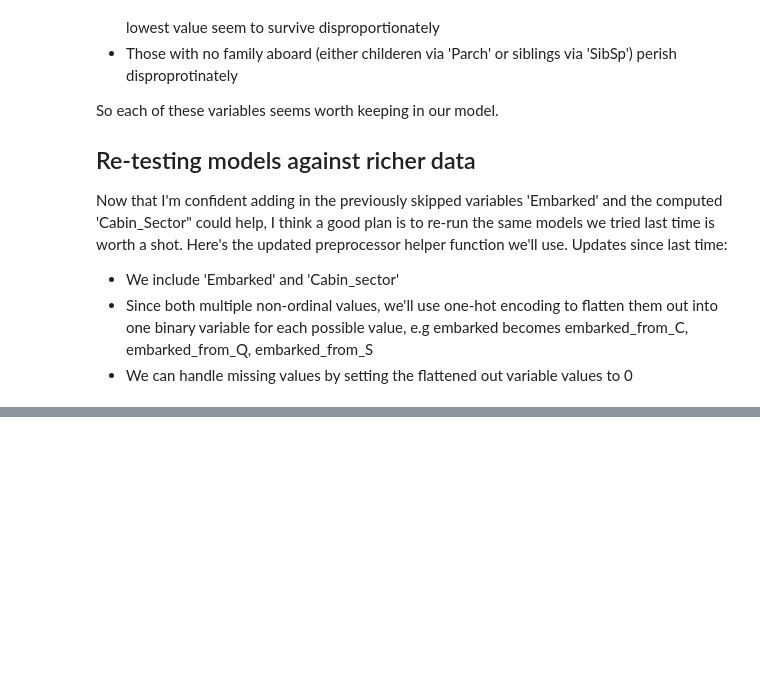
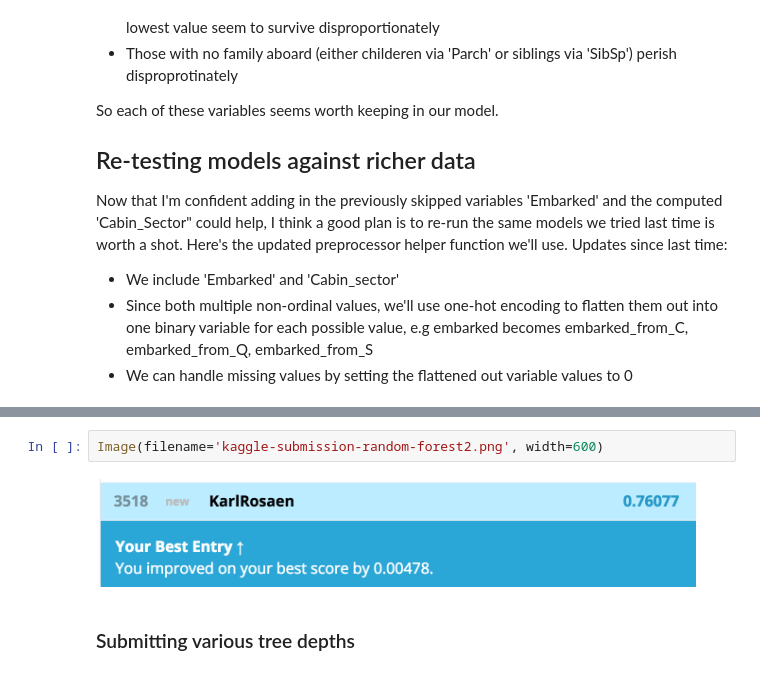
Before and after one commit to krosaen/ml-study, a Jupyter notebook: kaggle/titanic2/titanic2.ipynb, the cells around one changed output, grey strips where cells are left out. Cells and saved outputs as stored; diff of their text form; blank space fills up the shorter version.

```diff
--- a/kaggle/titanic2/titanic2.ipynb
+++ b/kaggle/titanic2/titanic2.ipynb
@@ -168,0 +480,6 @@ Now that I'm confident adding in the previously skipped variables 'Embarked' and
+# %%
+Image(filename='kaggle-submission-random-forest2.png', width=600)
+# %% [output]
+[figure, added]
+# %% [markdown]
+### Submitting various tree depths
```
Also changed, not shown: parts of 22 cells of this notebook, 14 other files.
